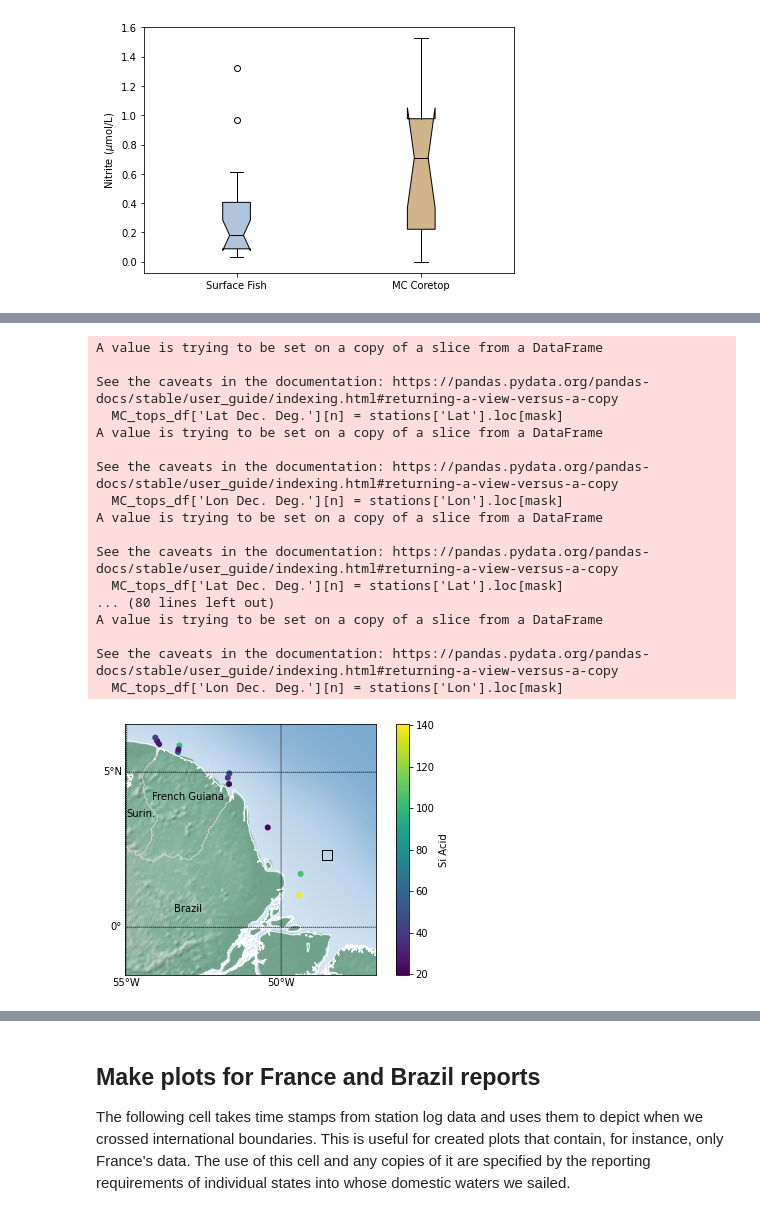
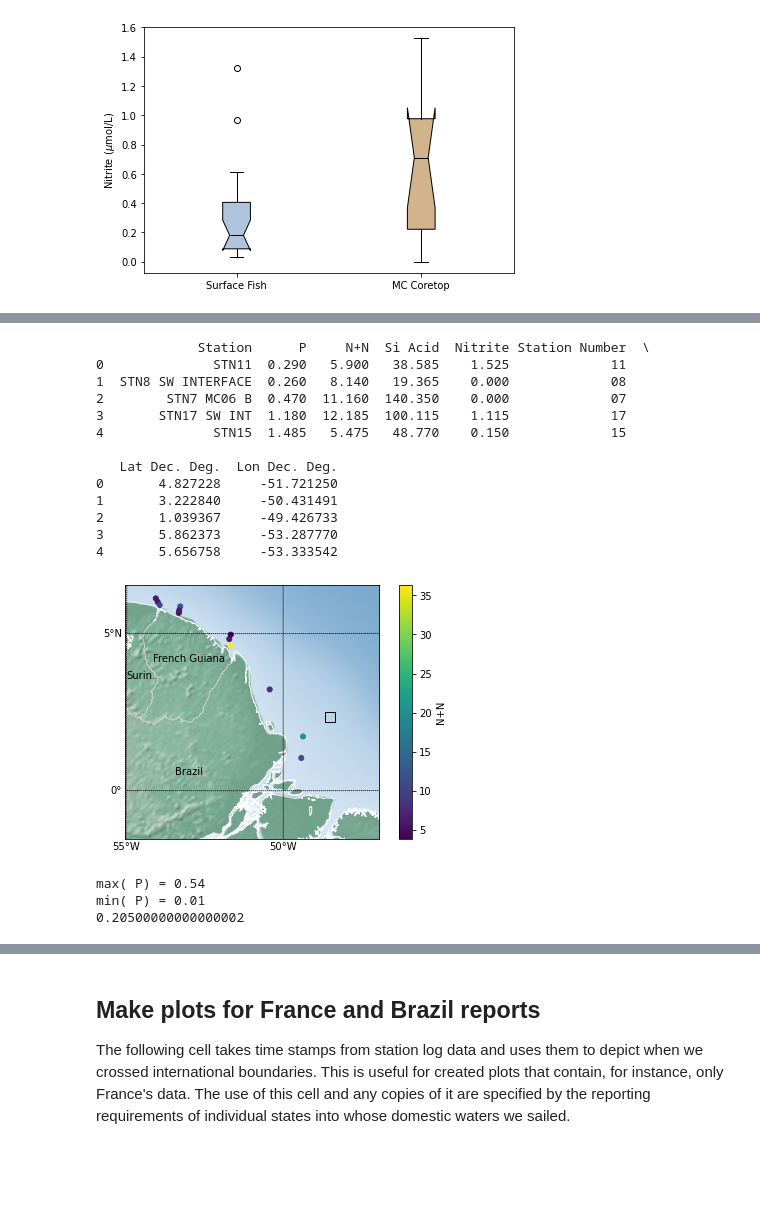
Before and after one commit to DirtBurner/MUDBENCS, a Jupyter notebook: MUDBENCS_CTD.ipynb, the cells around one changed output, grey strips where cells are left out. Saved outputs shown, nothing was run; the diff lists cells and outputs as text; code cells hidden in the pictures; blank space fills up the shorter version.

```diff
--- a/MUDBENCS_CTD.ipynb
+++ b/MUDBENCS_CTD.ipynb
@@ -378,25 +382,35 @@ plt.tight_layout()
 [figure]
 # %%
 #Add coordinates data to the MC core tops nutrients
-print(MC_tops_df)
+
 stations_split = [station.split(' ')[0] for station in MC_tops_df['Station']]
-print(stations_split)
 stations_split = [station.split('N')[1] for station in stations_split]
 stations_corr = ['0'+station if len(station)<2 else station for station in stations_split]
-print(stations_split)
 
 MC_tops_df['Station Number'] = stations_corr
 
 MC_tops_df['Lat Dec. Deg.'] = np.nan
 MC_tops_df['Lon Dec. Deg.'] = np.nan
+latlon_df = pd.DataFrame([],  columns=['Lat Dec. Deg.', 'Lon Dec. Deg.'])
+#print('Initial Lat Lon df = ', latlon_df)
 for n, row in MC_tops_df.iterrows():
     mask = [True if (row['Station Number'] in number) else False for number in stations['Station Number']]
+    #print('n = ', n)
     #print(stations.loc[mask])
     MC_tops_df['Lat Dec. Deg.'][n] = stations['Lat'].loc[mask]
     MC_tops_df['Lon Dec. Deg.'][n] = stations['Lon'].loc[mask]
+    #new_row = stations[['Lat', 'Lon']].loc[mask]
+    #latlon_df = pd.concat([latlon_df, new_row], axis=0).sort_index()
+    #print('new df = ', latlon_df)
 
-variable = 'Si Acid'
+#print(latlon_df.head())
+#MC_tops_df = pd.merge(MC_tops_df, latlon_df, how='left')
+#MC_tops_df['Lat Dec. Deg.'] = latlon_df['Lat']
+#MC_tops_df['Lon Dec. Deg.'] = latlon_df['Lon']
+print(MC_tops_df.head())
+
+variable = 'N+N'
 pws_map = MB.MUDBENCS_map(MC_tops_df, variable, colormap='viridis', label_countries=True, add_stations=False, add_front=True)
 plt.tight_layout()
-#plt.savefig(directory+'/MUDBENCS_pw_'+variable+'.svg', dpi=600)
+#plt.savefig(dest_dir+'/MUDBENCS_pw_'+variable+'.svg', dpi=600)
 # %% [output]
@@ -420,21 +434,27 @@ plt.tight_layout()
-A value is trying to be set on a copy of a slice from a DataFrame
+             Station      P     N+N  Si Acid  Nitrite Station Number  \
+0              STN11  0.290   5.900   38.585    1.525             11
+1  STN8 SW INTERFACE  0.260   8.140   19.365    0.000             08
+2        STN7 MC06 B  0.470  11.160  140.350    0.000             07
+3       STN17 SW INT  1.180  12.185  100.115    1.115             17
+4              STN15  1.485   5.475   48.770    0.150             15
 
-See the caveats in the documentation: https://pandas.pydata.org/pandas-docs/stable/user_guide/indexing.html#returning-a-view-versus-a-copy
-  MC_tops_df['Lat Dec. Deg.'][n] = stations['Lat'].loc[mask]
-A value is trying to be set on a copy of a slice from a DataFrame
-
-See the caveats in the documentation: https://pandas.pydata.org/pandas-docs/stable/user_guide/indexing.html#returning-a-view-versus-a-copy
-  MC_tops_df['Lon Dec. Deg.'][n] = stations['Lon'].loc[mask]
-A value is trying to be set on a copy of a slice from a DataFrame
-
-See the caveats in the documentation: https://pandas.pydata.org/pandas-docs/stable/user_guide/indexing.html#returning-a-view-versus-a-copy
-  MC_tops_df['Lat Dec. Deg.'][n] = stations['Lat'].loc[mask]
-... (80 lines left out)
-A value is trying to be set on a copy of a slice from a DataFrame
-
-See the caveats in the documentation: https://pandas.pydata.org/pandas-docs/stable/user_guide/indexing.html#returning-a-view-versus-a-copy
-  MC_tops_df['Lon Dec. Deg.'][n] = stations['Lon'].loc[mask]
+   Lat Dec. Deg.  Lon Dec. Deg.
+0       4.827228     -51.721250
+1       3.222840     -50.431491
+2       1.039367     -49.426733
+3       5.862373     -53.287770
+4       5.656758     -53.333542
-[figure, old version]
+[figure, new version]
+# %%
+var = 'P'
+print('max( ' + var + ') = ' + str(max(surface_nuts_df[var].dropna())))
+print('min( ' + var + ') = ' + str(min(surface_nuts_df[var].dropna())))
+
+print(np.median(surface_nuts_df[var].dropna()))
+# %% [output]
+max( P) = 0.54
+min( P) = 0.01
+0.20500000000000002
 # %%
 print((Subra_df['Fe_d (nM)'].sort_values(ascending=False)))
 print(Subra_df[['Fe_d (nM)', 'Lat Dec. Deg.', 'Lon Dec. Deg.', 'Station_Type']].loc[Subra_df['Fe_d (nM)']>=4])
```
Also changed, not shown: parts of 3 cells of this notebook, 2 other files.
